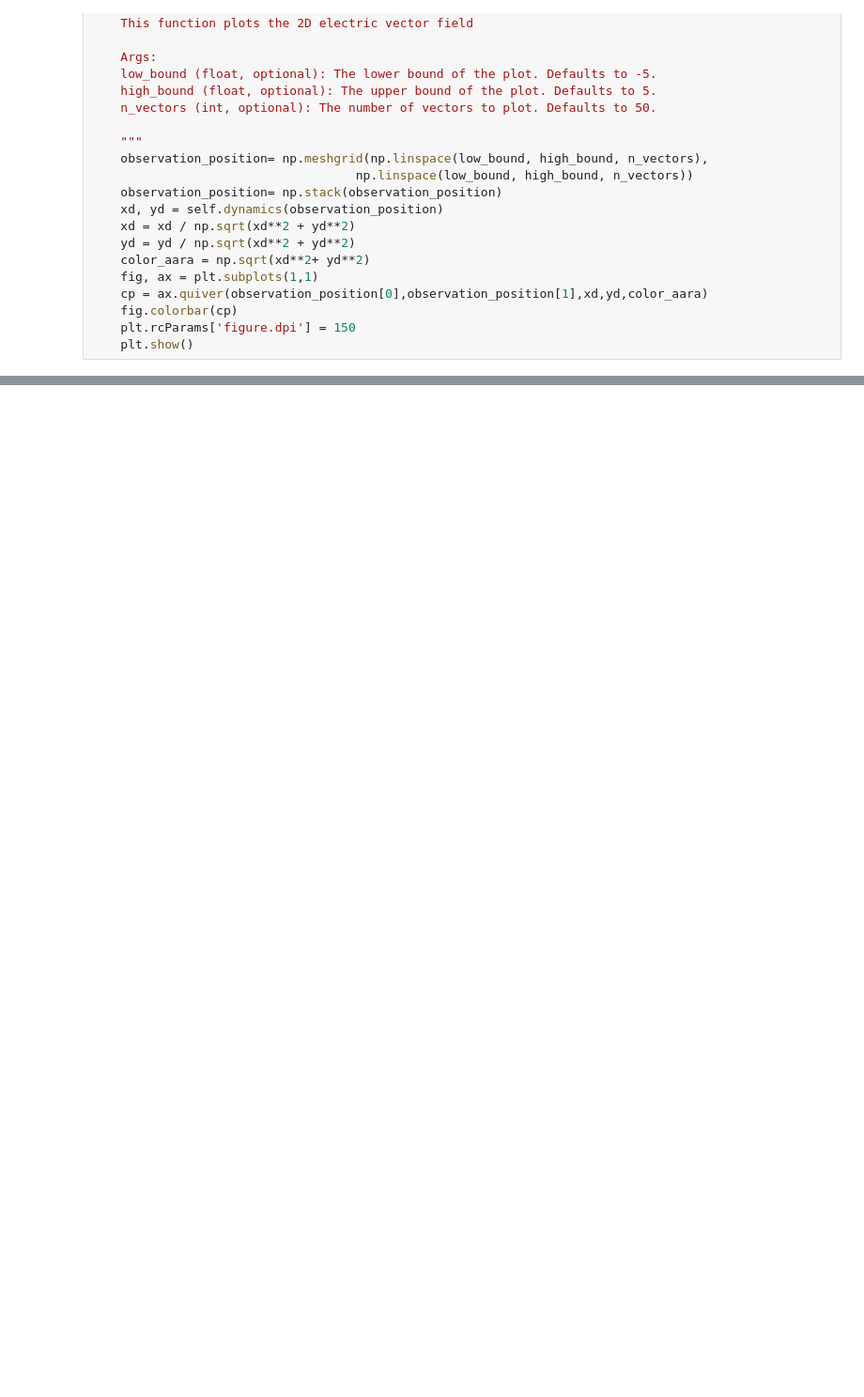
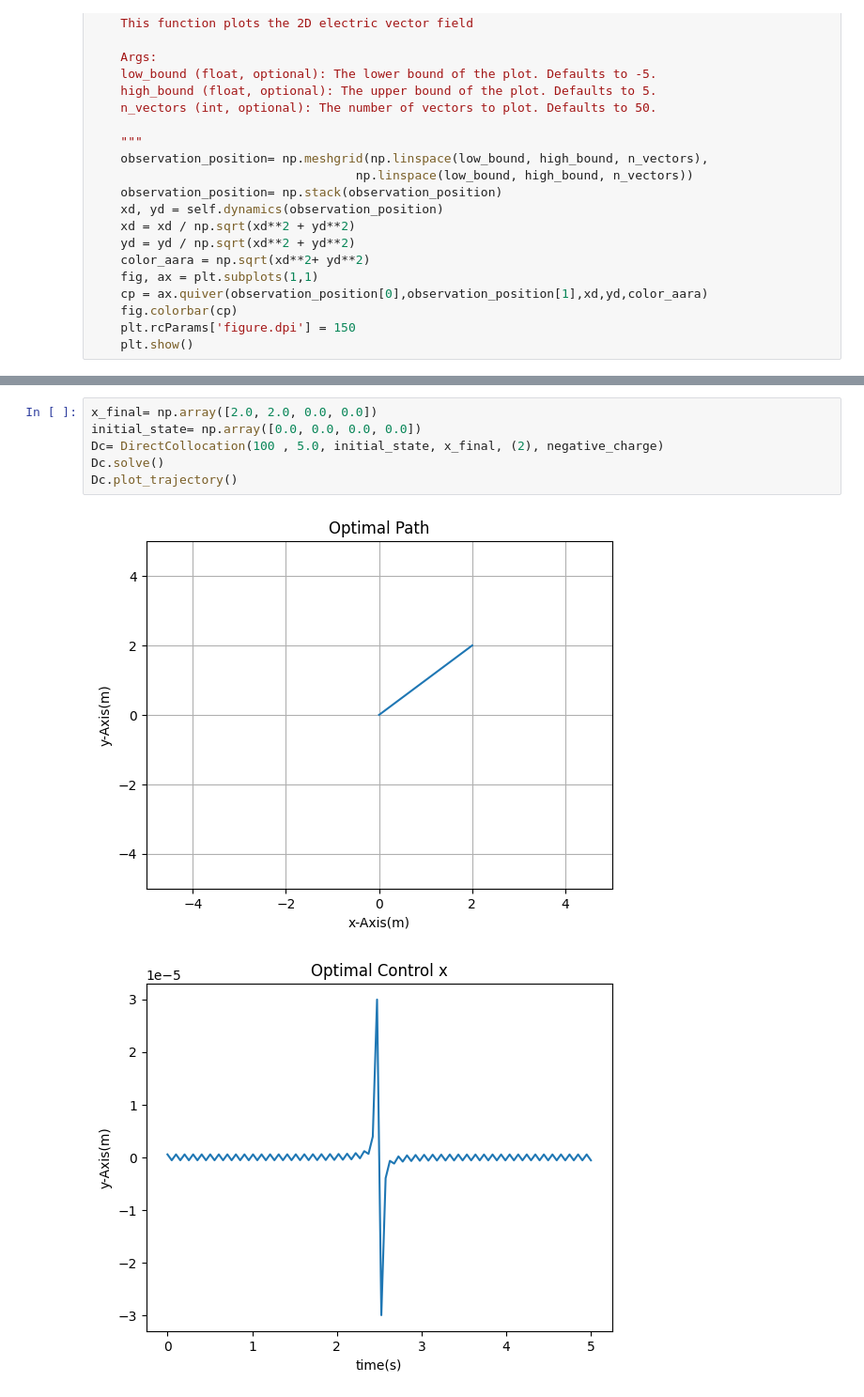
Before and after one commit to NiyiOsinowo/Optimal-Control, a Jupyter notebook: Code/Optimal Control Methods/Planning Methods/Direct Collocation.ipynb, the cells around one changed output, grey strips where cells are left out. Shown at 94% size. Drawn from its saved outputs; the diff is of its cells as text; blank space fills up the shorter version.

```diff
--- a/Code/Optimal Control Methods/Planning Methods/Direct Collocation.ipynb
+++ b/Code/Optimal Control Methods/Planning Methods/Direct Collocation.ipynb
@@ -245,0 +253,9 @@ plt.show()
+# %%
+x_final= np.array([2.0, 2.0, 0.0, 0.0])
+initial_state= np.array([0.0, 0.0, 0.0, 0.0])
+Dc= DirectCollocation(100 , 5.0, initial_state, x_final, (2), negative_charge)
+Dc.solve()
+Dc.plot_trajectory()
+# %% [output]
+[figure, added]
+[figure, added]
```
Also changed, not shown: parts of 5 cells of this notebook, 1 other file.
